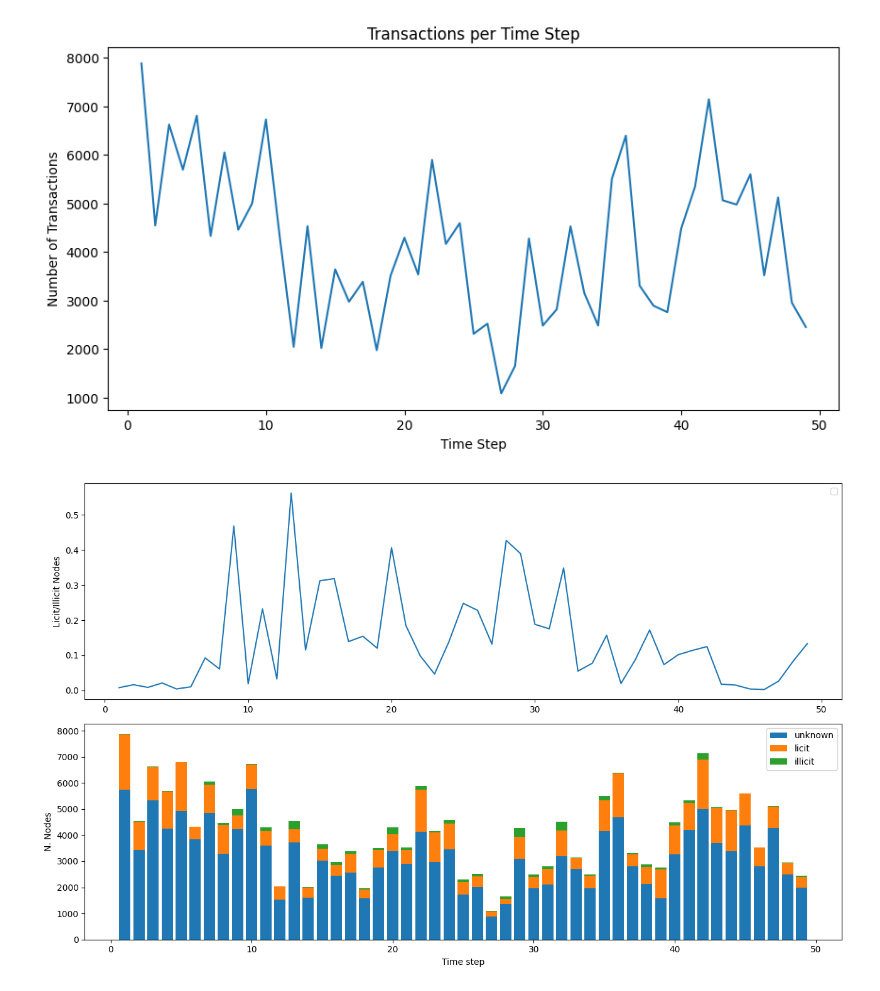
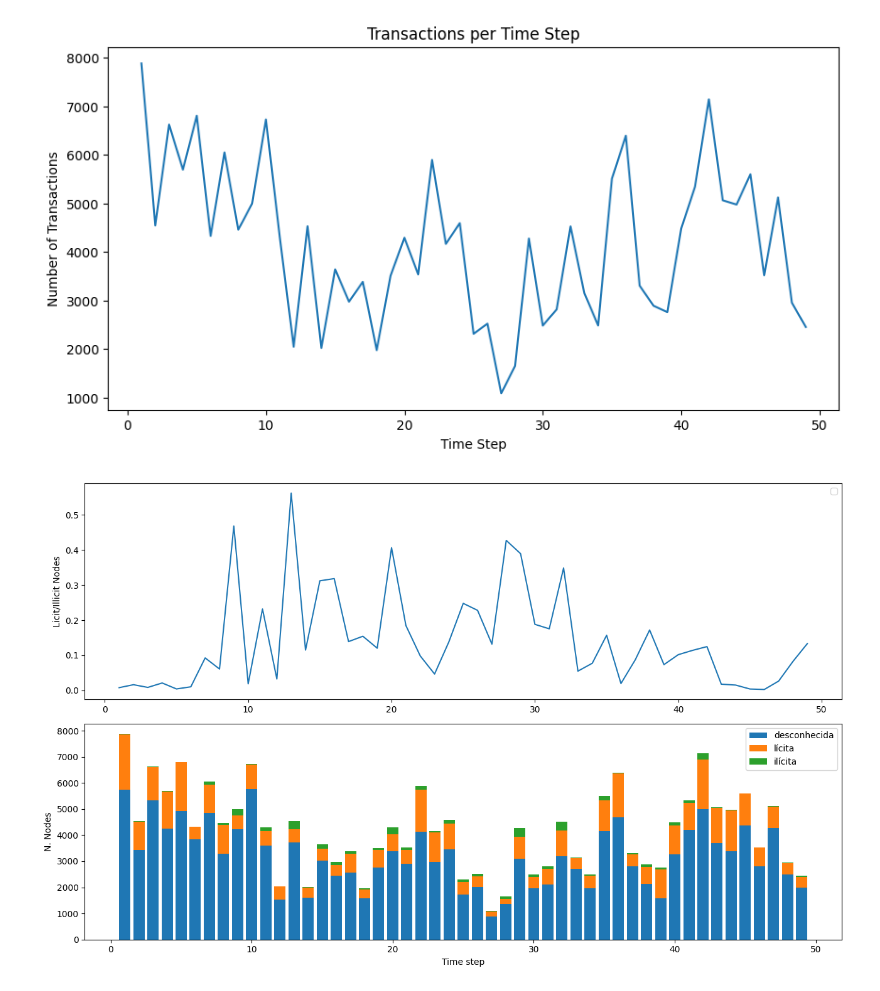
Before and after one commit to jvitorthomaz/tcc-mba-fraud-detection, a Jupyter notebook: eda/notebooks/EDA_plots.ipynb, the cells around one changed output. Drawn from its saved outputs; the diff is of its cells as text; code cells hidden in the pictures.

```diff
--- a/scripts/notebooks/EDA_plots.ipynb
+++ b/eda/notebooks/EDA_plots.ipynb
@@ -91,34 +91,34 @@ feats = pd.read_csv("../datasets/elliptic_txs_features.csv", header=None, names=
 classes.columns = ['txId', 'label']
 
 df = classes.set_index('txId').join(feats.set_index('txId'))
 
 
 total = df['time_step'].value_counts().sort_index()
 illicit = df['time_step'][df['label']=='1'].value_counts().sort_index()
 licit = df['time_step'][df['label']=='2'].value_counts().sort_index()
 unknown = df['time_step'][df['label']=='unknown'].value_counts().sort_index()
 
 step = np.arange(1, 50, dtype=int)
 
 stacked = {
-    "unknown":unknown,
-    "licit":licit,
-    "illicit":illicit
+    "desconhecida":unknown,
+    "lícita":licit,
+    "ilícita":illicit
 }
 width=0.8
 bottom=np.zeros(49)
 plt.figure(figsize=(13, 8), layout='tight')
 plt.subplot(2, 1, 2)
 for label, num in stacked.items():
     plt.bar(step, num, width, label=label, bottom=bottom)
     bottom += num
 plt.legend()
 plt.xlabel('Time step')
 plt.ylabel('N. Nodes')
 plt.subplot(2, 1, 1)
 plt.plot(step, illicit/licit)
 plt.legend()
 plt.ylabel('Licit/Illicit Nodes')
 plt.show()
 # %% [output]
-[figure, old version]
+[figure, new version]
```
Also changed, not shown: parts of 1 cell of this notebook, 8 other files.
